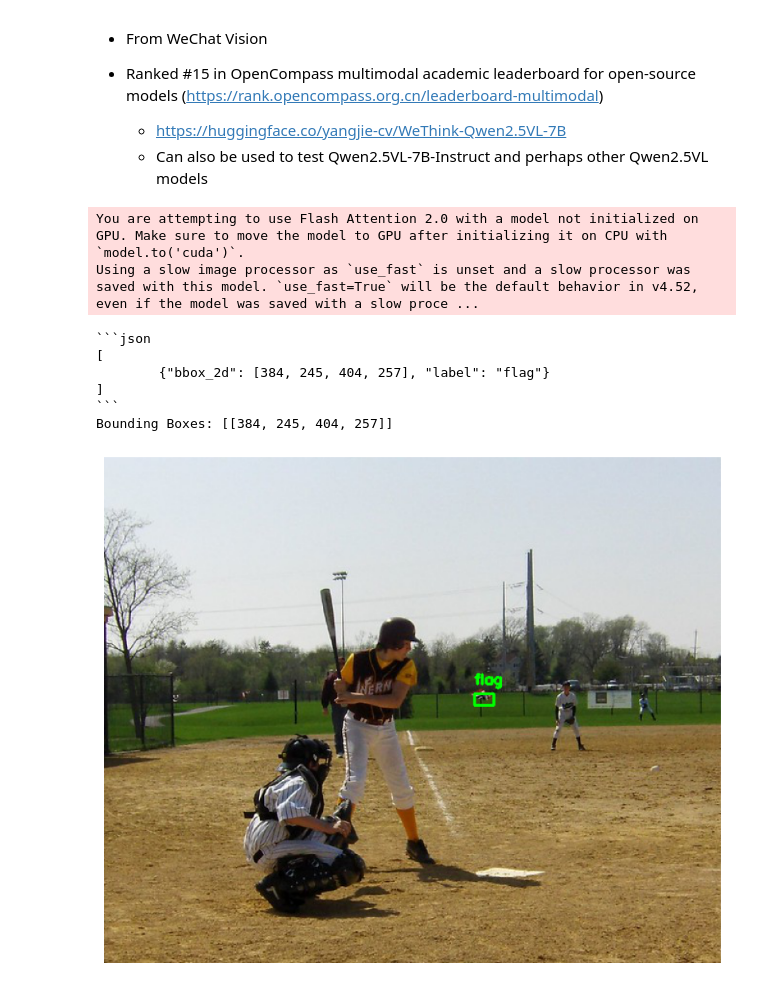
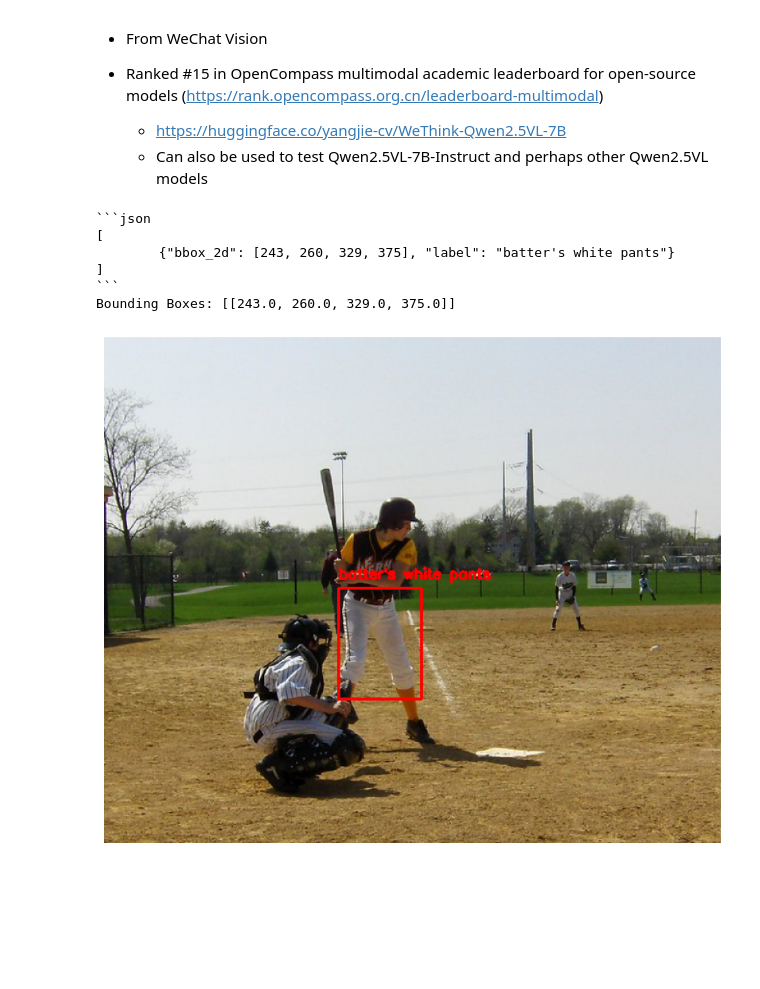
Before and after one commit to earl-juanico/rca, a Jupyter notebook: exploratory/Test-WeThink.ipynb, the cells around one changed output. Cells and saved outputs as stored; diff of their text form; code cells hidden in the pictures; blank space fills up the shorter version.

Commit message:
Revised Test-WeThink.ipynb to demo better REC capability of RCA for Qwen2.5_VL-7B

````diff
--- a/exploratory/Test-WeThink.ipynb
+++ b/exploratory/Test-WeThink.ipynb
@@ -114,12 +114,12 @@ def get_model_processor(model_dir, device='cuda:0'):
 
 def get_response(image, question: str, model, processor, device='cuda:0'):
     messages = [
-        #{
-        #    'role': 'system',
-        #    'content': (
-        #        "You FIRST think about the reasoning process as an internal monologue and then provide the final answer.\nThe reasoning process MUST BE enclosed within <think> </think> tags. The final answer MUST BE enclosed within <answer> </answer> tags."
-        #    )
-        #},
+        {
+            'role': 'system',
+            'content': (
+                "You FIRST think about the reasoning process as an internal monologue and then provide the final answer.\nThe reasoning process MUST BE enclosed within <think> </think> tags. The final answer MUST BE enclosed within <answer> </answer> tags."
+            )
+        },
         {
             "role": "user",
             "content": [
@@ -166,65 +166,67 @@ from PIL import Image
 import requests
 
 
-
-
 #model_dir = '/data/students/earl/llava-dissector/WeThink-Qwen2.5VL-7B'
 model_dir = '/data/students/earl/llava-dissector/Qwen2.5-VL-7B-Instruct'
-device = 'cuda:6'
+device = 'cuda:4'
 model, processor = get_model_processor(model_dir, device)
 
 
-cls = "flag"
-model.threshold = -1.5
+cls = "batter's white pants"
+model.threshold = None #-1.5      #-2.5#-2.0 #-0.4 #-3.5 #-1.5
 
 text = f'Give the normalized bounding box coordinates in the format [x1, y1, x2, y2] of all instances of {cls} in the image'
 image = url = "https://farm3.staticflickr.com/2402/2480652763_e6b62303ee_z.jpg" #os.path.join('./assets/example.jpg')
 response = get_response(
     image,
     f'<detect> {text}',
+    #text,
     model,
     processor,
     device=device,
 )
 
 print(response)
 
 # regex the part of string to extract bounding boxes
 #pattern = r'\[\s*([\d.]+)\s*,\s*([\d.]+)\s*,\s*([\d.]+)\s*,\s*([\d.]+)\s*\]'
-pattern = r'[\[\(]\s*([\d.]+)\s*,\s*([\d.]+)\s*,\s*([\d.]+)\s*,\s*([\d.]+)\s*[\]\)]'
+#pattern = r'[\[\(]\s*([\d.]+)\s*,\s*([\d.]+)\s*,\s*([\d.]+)\s*,\s*([\d.]+)\s*[\]\)]'
+pattern = r'(?:[\[\(]\s*([\d.]+)\s*,\s*([\d.]+)\s*,\s*([\d.]+)\s*,\s*([\d.]+)(?:\s*[\]\)]|</box>))|(?:<box>\s*([\d.]+)\s+([\d.]+)\s+([\d.]+)\s+([\d.]+)\s*</box>)'
+matches = re.findall(pattern, response)
+bounding_boxes = []
+for match in matches:
+    nums = [x for x in match if x != '']
+    if len(nums) == 4:
+        bounding_boxes.append([float(x) for x in nums])
 
-matches = re.findall(pattern, response)
-bounding_boxes = [[int(coord) for coord in match] for match in matches]
+#bounding_boxes = [[int(coord) for coord in match] for match in matches]
 print(f'Bounding Boxes: {bounding_boxes}')
 
 # Visualize using cv2
 # Load the original image for visualization
 image_from_url = requests.get(url)
 orig_img = Image.open(io.BytesIO(image_from_url.content)).convert('RGB')
 img_cv = np.array(orig_img)  # HWC, RGB
 for box in bounding_boxes:
-    x1, y1, x2, y2 = box
-    # convert these normalized coordinates to pixel values
     h, w, _ = img_cv.shape
-    #x1 = int(x1 * w)
-    #y1 = int(y1 * h)
-    #x2 = int(x2 * w)
-    #y2 = int(y2 * h)
+    # Check if all coordinates are normalized (<= 1.0)
+    if all(coord <= 1.0 for coord in box):
+        x1, y1, x2, y2 = [int(coord * dim) for coord, dim in zip(box, [w, h, w, h])]
+    else:
+        x1, y1, x2, y2 = [int(coord) for coord in box]
     # Draw the bounding box and label on the image
-    cv2.rectangle(img_cv, (x1, y1), (x2, y2), (0, 255, 0), 2)
-    cv2.putText(img_cv, cls, (x1, y1 - 10), cv2.FONT_HERSHEY_SIMPLEX, 0.5, (0, 255, 0), 2)
+    cv2.rectangle(img_cv, (x1, y1), (x2, y2), (255, 0, 0), 2)
+    cv2.putText(img_cv, cls, (x1, y1 - 10), cv2.FONT_HERSHEY_SIMPLEX, 0.5, (255, 0, 0), 2)
 
 plt.figure(figsize=(10, 10))
 plt.imshow(img_cv)
 plt.axis('off')
 plt.show()
 # %% [output]
-You are attempting to use Flash Attention 2.0 with a model not initialized on GPU. Make sure to move the model to GPU after initializing it on CPU with `model.to('cuda')`.
-Using a slow image processor as `use_fast` is unset and a slow processor was saved with this model. `use_fast=True` will be the default behavior in v4.52, even if the model was saved with a slow proce ...
+```json
+[
+        {"bbox_2d": [243, 260, 329, 375], "label": "batter's white pants"}
+]
+```
+Bounding Boxes: [[243.0, 260.0, 329.0, 375.0]]
-```json
-[
-        {"bbox_2d": [384, 245, 404, 257], "label": "flag"}
-]
-```
-Bounding Boxes: [[384, 245, 404, 257]]
-[figure, old version]
+[figure, new version]
````
